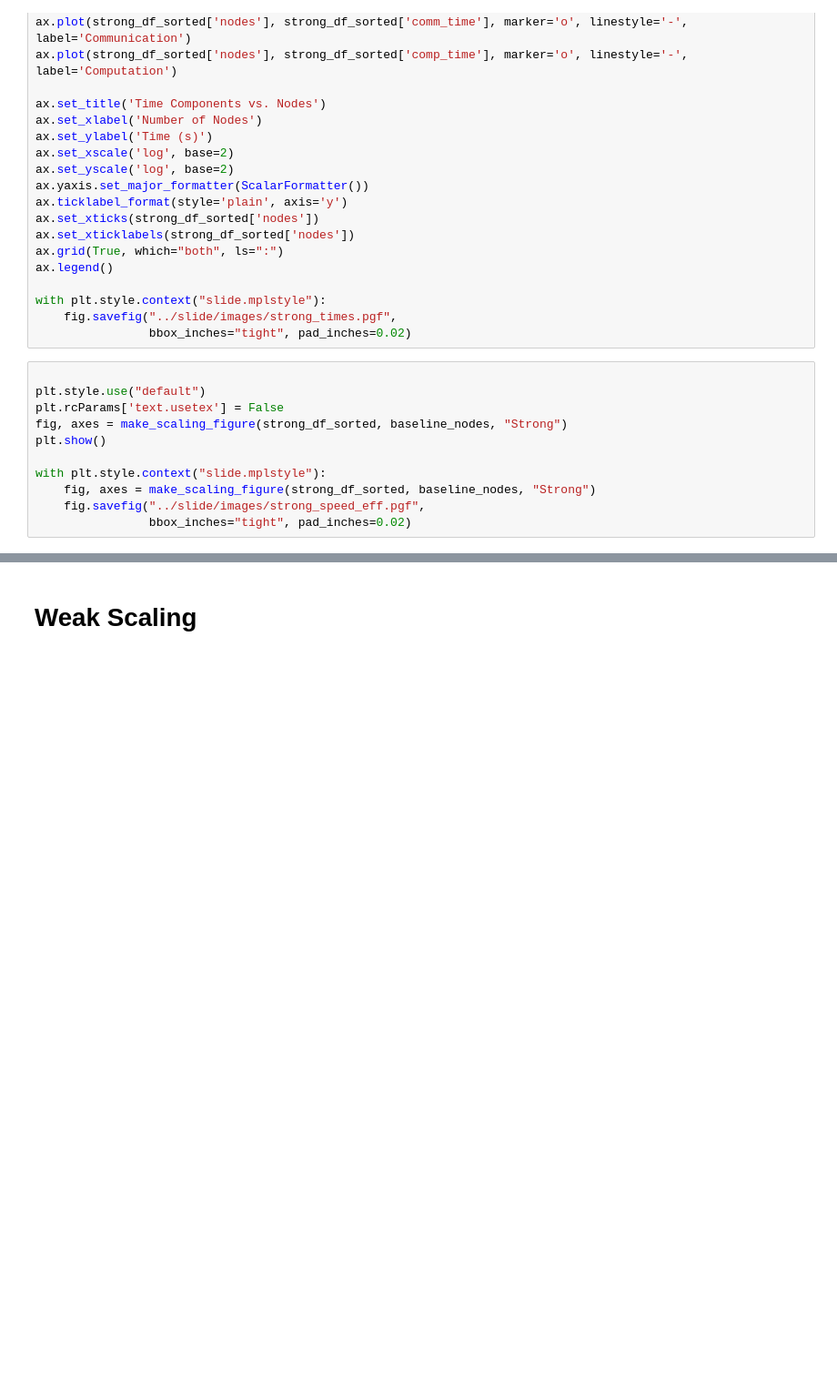
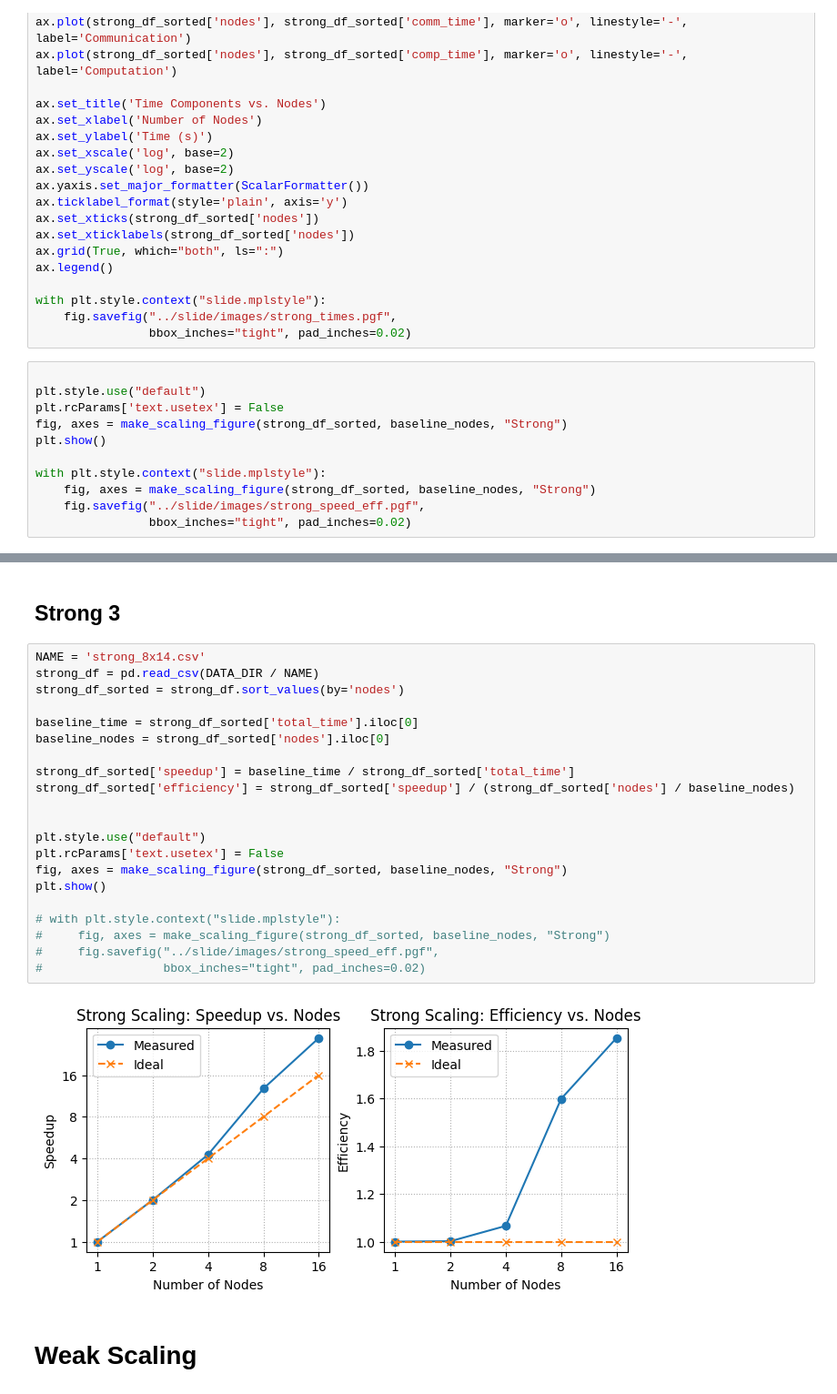
Before and after one commit to giovanni-lucarelli/HPC-assignment, a Jupyter notebook: plot/results.ipynb, the cells around one changed output, grey strips where cells are left out. Shown at 91% size. Drawn from its saved outputs; the diff is of its cells as text; blank space fills up the shorter version.

```diff
--- a/plot/results.ipynb
+++ b/plot/results.ipynb
@@ -169,3 +188,28 @@ with plt.style.context("slide.mplstyle"):
+# %% [markdown]
+## Strong 3
+# %%
+NAME = 'strong_8x14.csv'
+strong_df = pd.read_csv(DATA_DIR / NAME)
+strong_df_sorted = strong_df.sort_values(by='nodes')
+
+baseline_time = strong_df_sorted['total_time'].iloc[0]
+baseline_nodes = strong_df_sorted['nodes'].iloc[0]
+
+strong_df_sorted['speedup'] = baseline_time / strong_df_sorted['total_time']
+strong_df_sorted['efficiency'] = strong_df_sorted['speedup'] / (strong_df_sorted['nodes'] / baseline_nodes)
+
+
+plt.style.use("default")
+plt.rcParams['text.usetex'] = False
+fig, axes = make_scaling_figure(strong_df_sorted, baseline_nodes, "Strong")
+plt.show()
+
+# with plt.style.context("slide.mplstyle"):
+#     fig, axes = make_scaling_figure(strong_df_sorted, baseline_nodes, "Strong")
+#     fig.savefig("../slide/images/strong_speed_eff.pgf",
+#                 bbox_inches="tight", pad_inches=0.02)
+# %% [output]
+[figure, added]
 # %% [markdown]
 # Weak Scaling
 # %%
```
Also changed, not shown: parts of 6 cells of this notebook, 28 other files.
